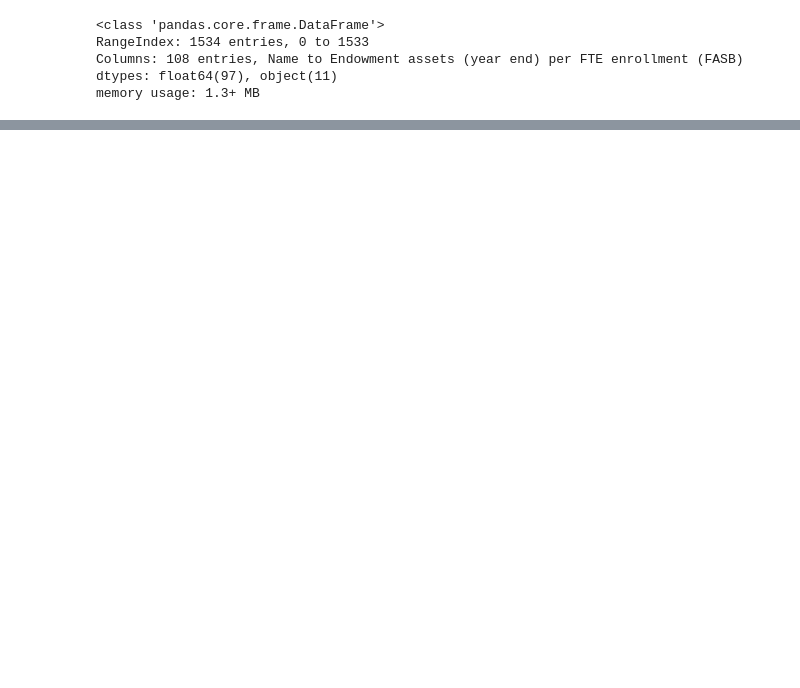
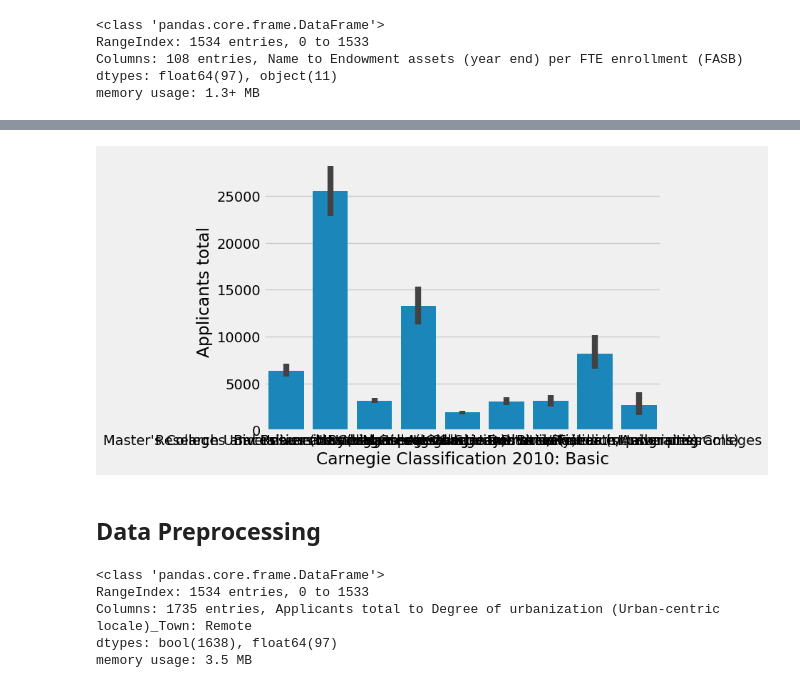
Before and after one commit to sah9j/FinalDataDive, a Jupyter notebook: main.ipynb, the cells around one changed output, grey strips where cells are left out. Saved outputs shown, nothing was run; the diff lists cells and outputs as text; code cells hidden in the pictures; blank space fills up the shorter version.

```diff
--- a/main.ipynb
+++ b/main.ipynb
@@ -78,0 +110,7 @@ df.head()
+# %%
+sns.barplot(x='Carnegie Classification 2010: Basic', y='Applicants total', data=df)
+plt.show()
+# %% [output]
+[figure, added]
+# %% [markdown]
+## Data Preprocessing
@@ -78,0 +121,17 @@ df.head()
+# %%
+# Convert the categorical target variable into a numerical variable.
+le = LabelEncoder()
+y_encoded = le.fit_transform(y)
+
+# Convert the encoded labels back to the original categories
+# y = le.inverse_transform(y_encoded)
+
+# Convert categorical features into numerical features.
+df_dummies = pd.get_dummies(X, drop_first=True)
+df_dummies.info()
+# %% [output]
+<class 'pandas.core.frame.DataFrame'>
+RangeIndex: 1534 entries, 0 to 1533
+Columns: 1735 entries, Applicants total to Degree of urbanization (Urban-centric locale)_Town: Remote
+dtypes: bool(1638), float64(97)
+memory usage: 3.5 MB
```
Also changed, not shown: parts of 20 cells of this notebook.
